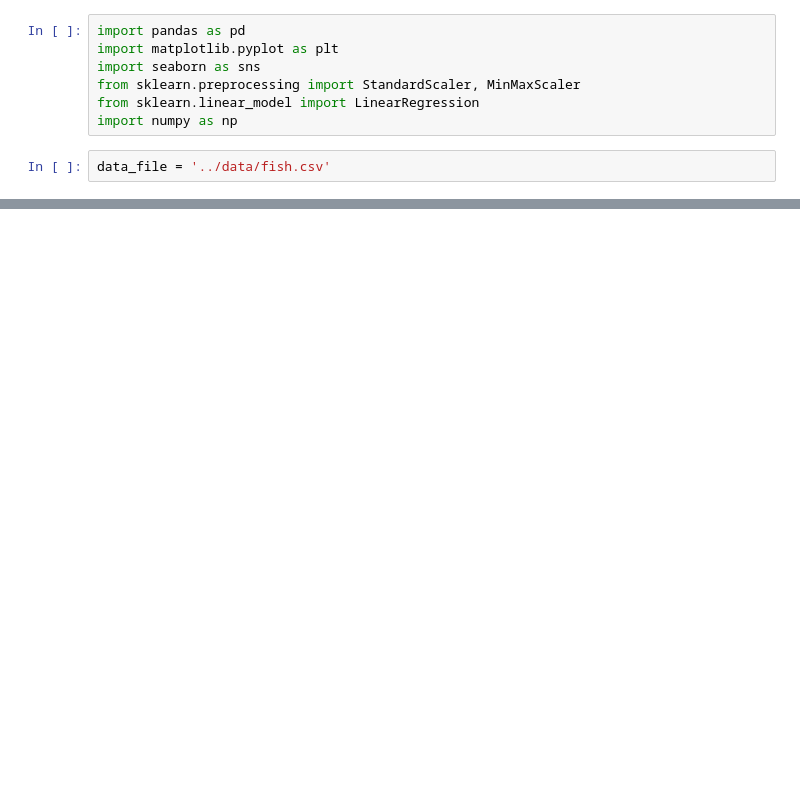
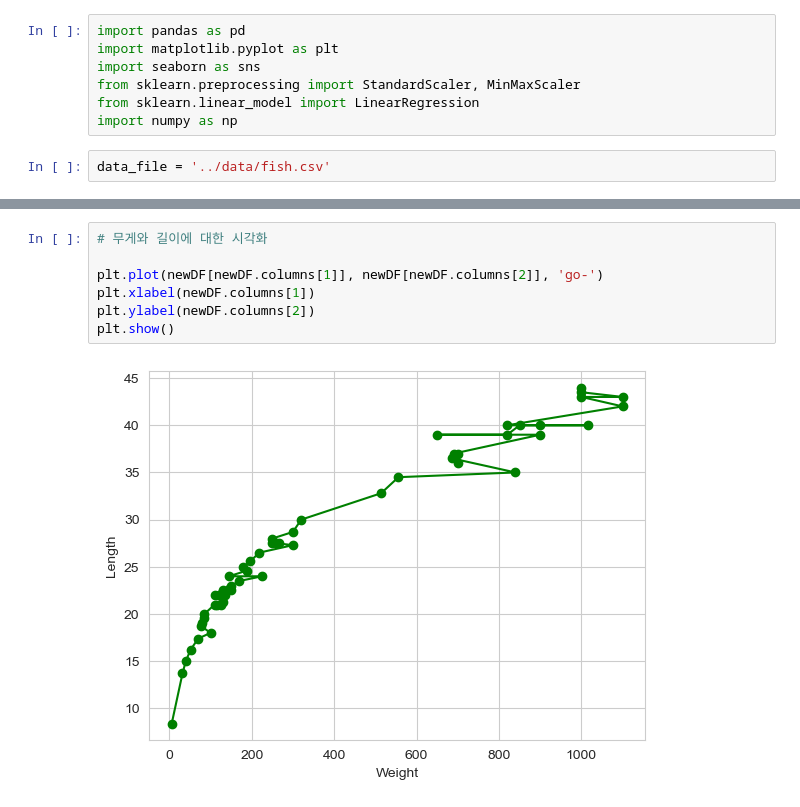
Before and after one commit to juugii-ho/KDT_9-10W_Machine-learning, a Jupyter notebook: DAY02_240226/machine_learning_fun.ipynb, the cells around one changed output, grey strips where cells are left out. Cells and saved outputs as stored; diff of their text form; blank space fills up the shorter version.

```diff
--- a/DAY02_240226/machine_learning_fun.ipynb
+++ b/DAY02_240226/machine_learning_fun.ipynb
@@ -35,0 +62,9 @@ NameError: name 'newDF' is not defined
+# %%
+# 무게와 길이에 대한 시각화
+
+plt.plot(newDF[newDF.columns[1]], newDF[newDF.columns[2]], 'go-')
+plt.xlabel(newDF.columns[1])
+plt.ylabel(newDF.columns[2])
+plt.show()
+# %% [output]
+[figure, added]
```
Also changed, not shown: parts of 43 cells of this notebook, 2 other files.
